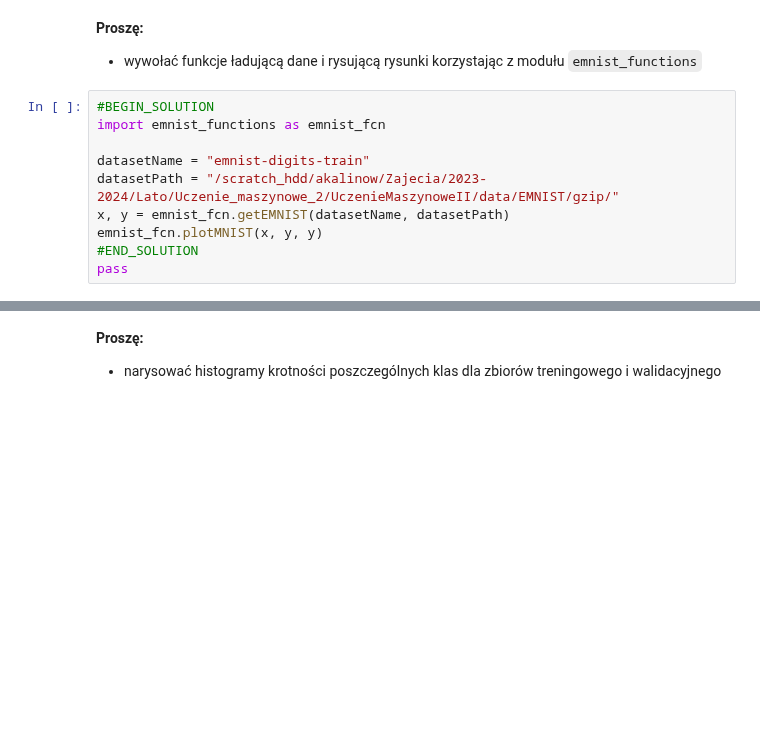
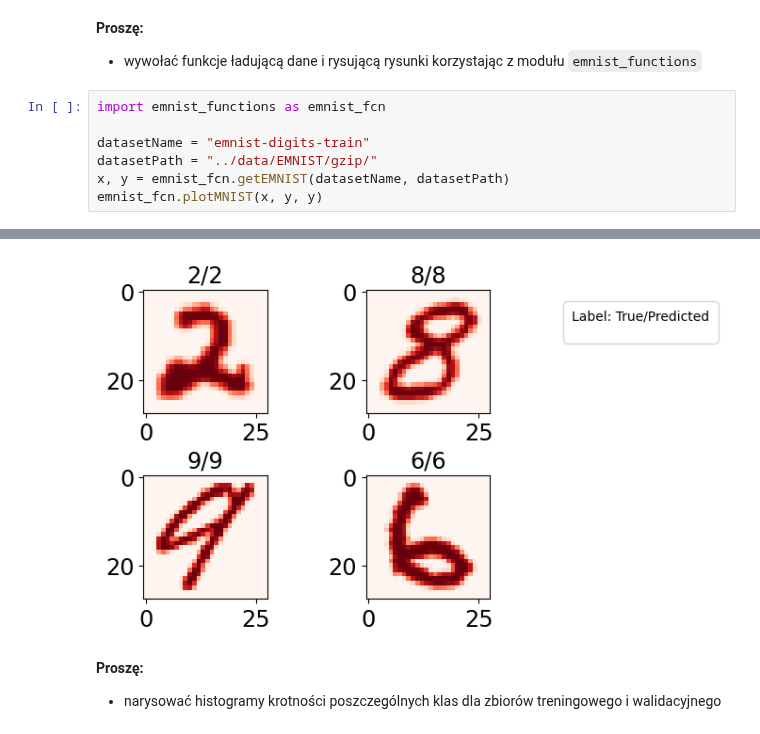
Before and after one commit to akalinow/UczenieMaszynoweII, a Jupyter notebook: PL/05_Sieci_w_pelni_polaczone_2.ipynb, the cells around one changed output, grey strips where cells are left out. Drawn from its saved outputs; the diff is of its cells as text; blank space fills up the shorter version.

```diff
--- a/PL/05_Sieci_w_pelni_polaczone_2.ipynb
+++ b/PL/05_Sieci_w_pelni_polaczone_2.ipynb
@@ -157,12 +188,10 @@ pass
 
 * wywołać funkcje ładującą dane i rysującą rysunki korzystając z modułu `emnist_functions`
 # %%
-#BEGIN_SOLUTION
 import emnist_functions as emnist_fcn
 
 datasetName = "emnist-digits-train"
-datasetPath = "/scratch_hdd/akalinow/Zajecia/2023-2024/Lato/Uczenie_maszynowe_2/UczenieMaszynoweII/data/EMNIST/gzip/"
+datasetPath = "../data/EMNIST/gzip/"
 x, y = emnist_fcn.getEMNIST(datasetName, datasetPath)
 emnist_fcn.plotMNIST(x, y, y)
-#END_SOLUTION
-pass
+# %% [output]
@@ -169,3 +199,4 @@ pass
+[figure, added]
 # %% [markdown]
 **Proszę:**
 
```
Also changed, not shown: parts of 29 cells of this notebook, 1 other file.
